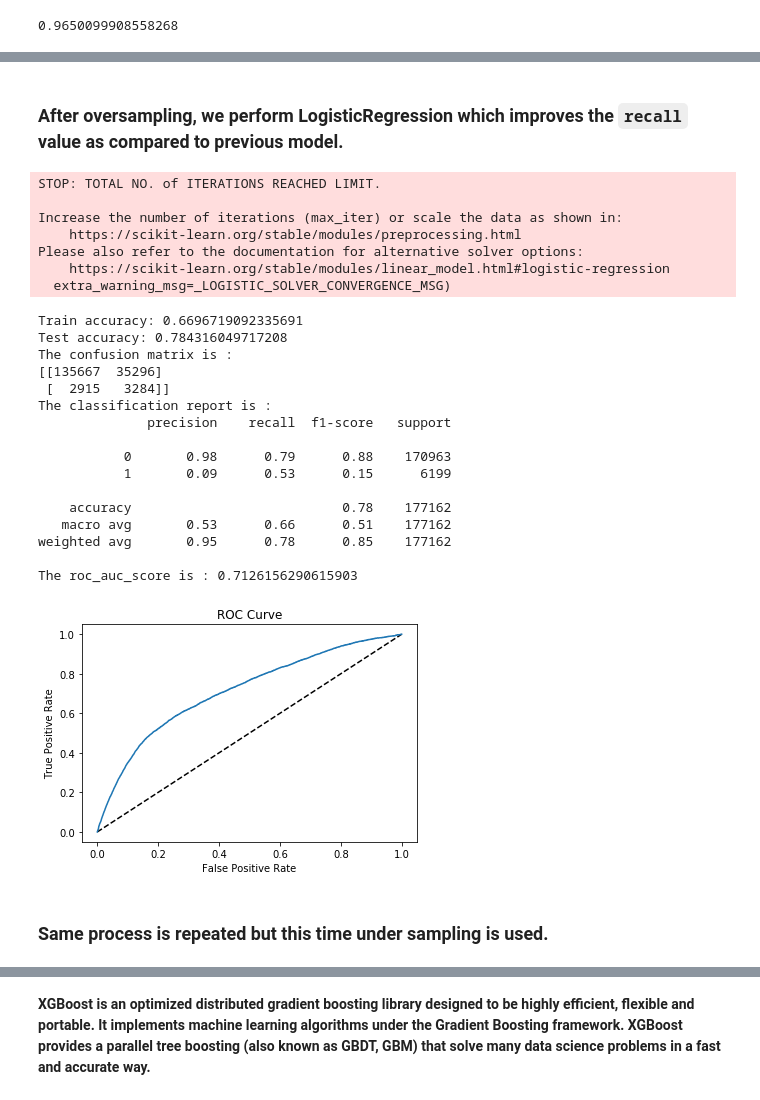
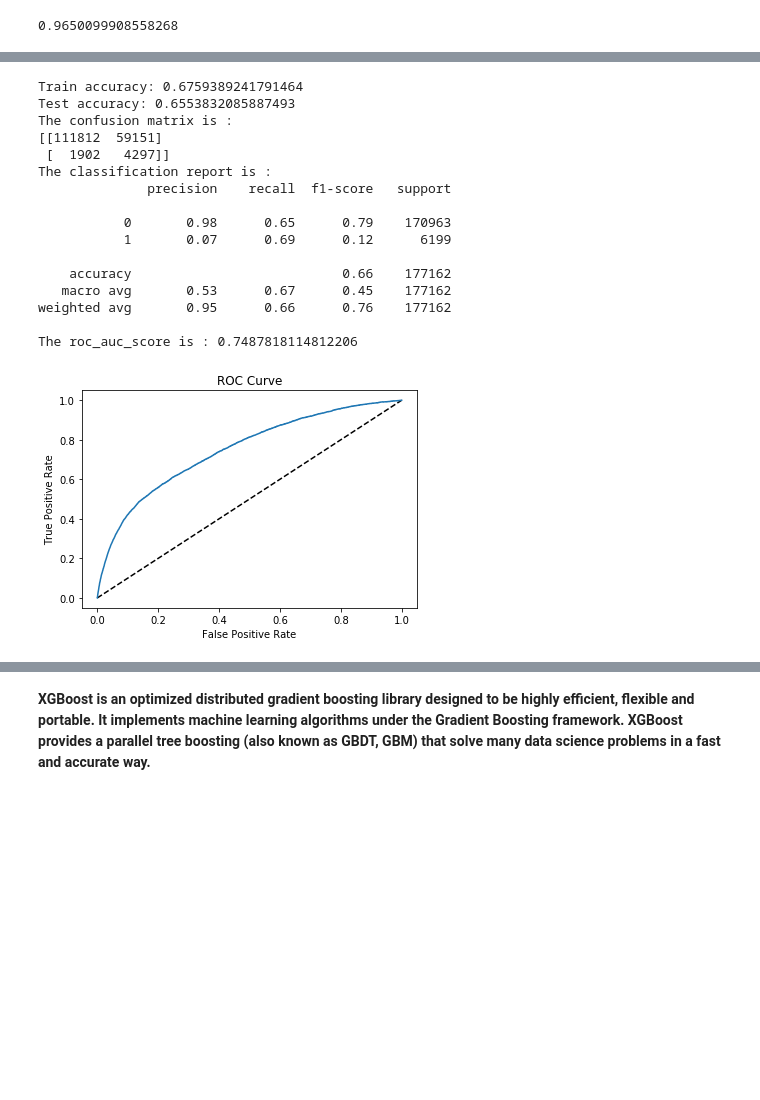
Before and after one commit to Suman-Saini/CapstoneProject_1, a Jupyter notebook: MachineLearning/MachineLearning.ipynb, the cells around one changed output, grey strips where cells are left out. Cells and saved outputs as stored; diff of their text form; code cells hidden in the pictures; blank space fills up the shorter version.

Commit message:
Updated machine learning

```diff
--- a/MachineLearning/MachineLearning.ipynb
+++ b/MachineLearning/MachineLearning.ipynb
@@ -69,6 +95,15 @@ df_transaction['M6'] = df_transaction['M6'].map(mapValues2)
 df_transaction['M7'] = df_transaction['M7'].map(mapValues2)
 df_transaction['M8'] = df_transaction['M8'].map(mapValues2)
 df_transaction['M9'] = df_transaction['M9'].map(mapValues2)
+
+
+# label encoding the data
+le = LabelEncoder()
+df_identity['DeviceType']= le.fit_transform(df_identity['DeviceType'].astype(str))
+df_identity['id_23']= le.fit_transform(df_identity['id_23'].astype(str))
+df_transaction['card4']= le.fit_transform(df_transaction['card4'].astype(str))
+df_transaction['card6']= le.fit_transform(df_transaction['card6'].astype(str))
+df_transaction['ProductCD']= le.fit_transform(df_transaction['ProductCD'].astype(str))
 # %% [output]
 A value is trying to be set on a copy of a slice from a DataFrame
 
@@ -183,0 +220,7 @@ The roc_auc_score is : 0.6279138836881863
+# %%
+pca = PCA()
+# set the tolerance to a large value to make the example faster
+logistic = LogisticRegression()
+pipe = Pipeline(steps=[('pca', pca), ('logistic', logistic)])
+# Plot the PCA spectrum
+pca.fit(X)
@@ -183,0 +242,8 @@ The roc_auc_score is : 0.6279138836881863
+# %%
+param_grid = {
+    'pca__n_components': [2, 5, 10, 20, 30]
+}
+search = GridSearchCV(pipe, param_grid)
+search.fit(X, y)
+print("Best parameter (CV score=%0.3f):" % search.best_score_)
+print(search.best_params_)
@@ -211,54 +405,43 @@ After OverSampling, the shape of train_y: (797828,)
 
 After OverSampling, counts of frauds '1': 398914
 After OverSampling, counts of non-frauds '0': 398914
-# %% [markdown]
-### After oversampling, we perform LogisticRegression which improves the `recall` value as compared to previous model.
 # %%
-clf = LogisticRegression()
-clf.fit(Xtrain_res, ytrain_res)
+clf = LogisticRegression(solver='liblinear')
+clf.fit(Xtrain_overres, ytrain_overres)
 y_res_pred = clf.predict(Xtest)
 y_pred_prob = clf.predict_proba(Xtest)[:,1]
 fpr, tpr, threshold = roc_curve(ytest, y_pred_prob)
 
 # Print the accuracy and other details.
-print("Train accuracy: {}".format(accuracy_score(clf.predict(Xtrain_res), ytrain_res)))
+print("Train accuracy: {}".format(accuracy_score(clf.predict(Xtrain_overres), ytrain_overres)))
 print("Test accuracy: {}".format(accuracy_score(y_res_pred, ytest)))
 print("The confusion matrix is :")
 print(confusion_matrix(ytest, y_res_pred))
 print("The classification report is :")
 print(classification_report(ytest, y_res_pred))
 print("The roc_auc_score is : {}".format(roc_auc_score(ytest, y_pred_prob)))
 
 # Plot ROC curve
 _ = plt.plot([0, 1], [0, 1], 'k--')
 _ = plt.plot(fpr, tpr)
 _ = plt.xlabel('False Positive Rate')
 _ = plt.ylabel('True Positive Rate')
 _ = plt.title('ROC Curve')
 # %% [output]
-STOP: TOTAL NO. of ITERATIONS REACHED LIMIT.
+Train accuracy: 0.6759389241791464
+Test accuracy: 0.6553832085887493
+The confusion matrix is :
+[[111812  59151]
+ [  1902   4297]]
+The classification report is :
+              precision    recall  f1-score   support
 
-Increase the number of iterations (max_iter) or scale the data as shown in:
-    https://scikit-learn.org/stable/modules/preprocessing.html
-Please also refer to the documentation for alternative solver options:
-    https://scikit-learn.org/stable/modules/linear_model.html#logistic-regression
-  extra_warning_msg=_LOGISTIC_SOLVER_CONVERGENCE_MSG)
+           0       0.98      0.65      0.79    170963
+           1       0.07      0.69      0.12      6199
+
+    accuracy                           0.66    177162
+   macro avg       0.53      0.67      0.45    177162
+weighted avg       0.95      0.66      0.76    177162
+
+The roc_auc_score is : 0.7487818114812206
-Train accuracy: 0.6696719092335691
-Test accuracy: 0.784316049717208
-The confusion matrix is :
-[[135667  35296]
- [  2915   3284]]
-The classification report is :
-              precision    recall  f1-score   support
-
-           0       0.98      0.79      0.88    170963
-           1       0.09      0.53      0.15      6199
-
-    accuracy                           0.78    177162
-   macro avg       0.53      0.66      0.51    177162
-weighted avg       0.95      0.78      0.85    177162
-
-The roc_auc_score is : 0.7126156290615903
-[figure, old version]
+[figure, new version]
-# %% [markdown]
-### Same process is repeated but this time under sampling is used.
```
Also changed, not shown: parts of 42 cells of this notebook.
